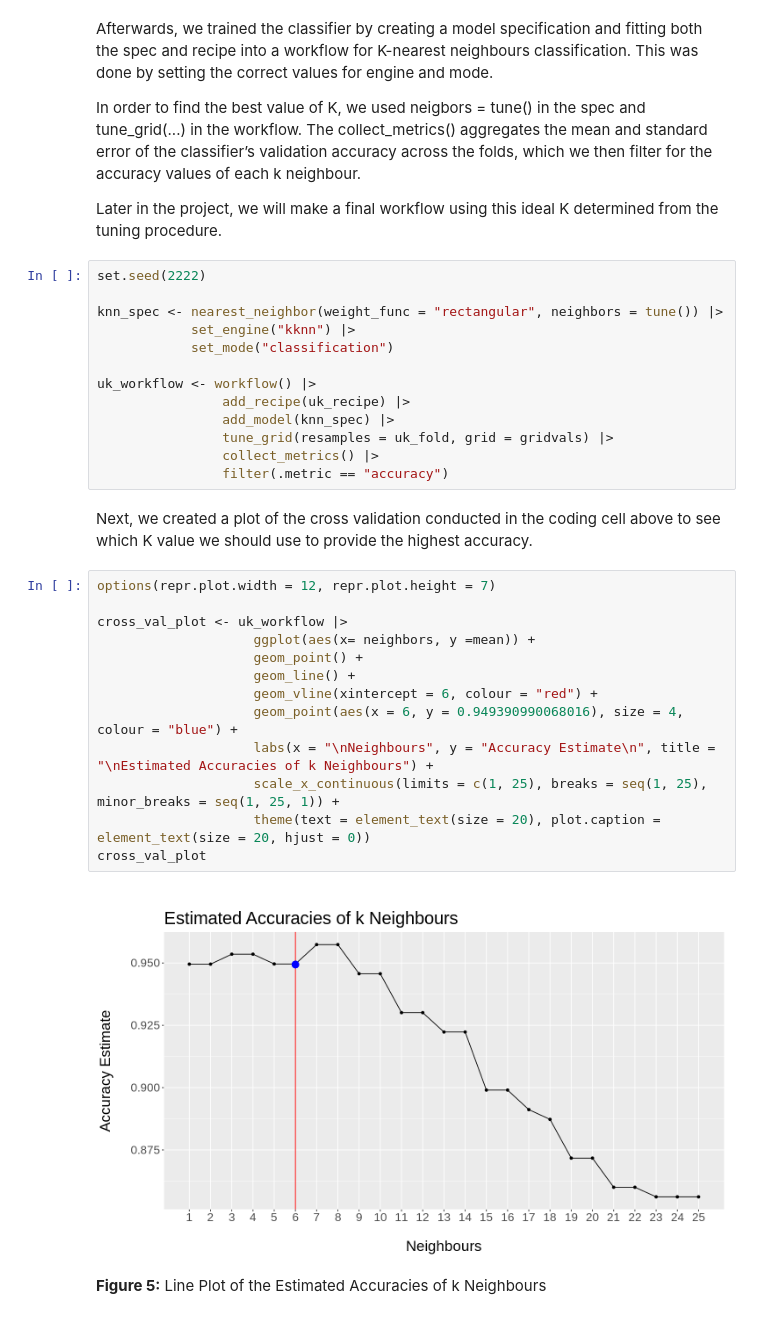
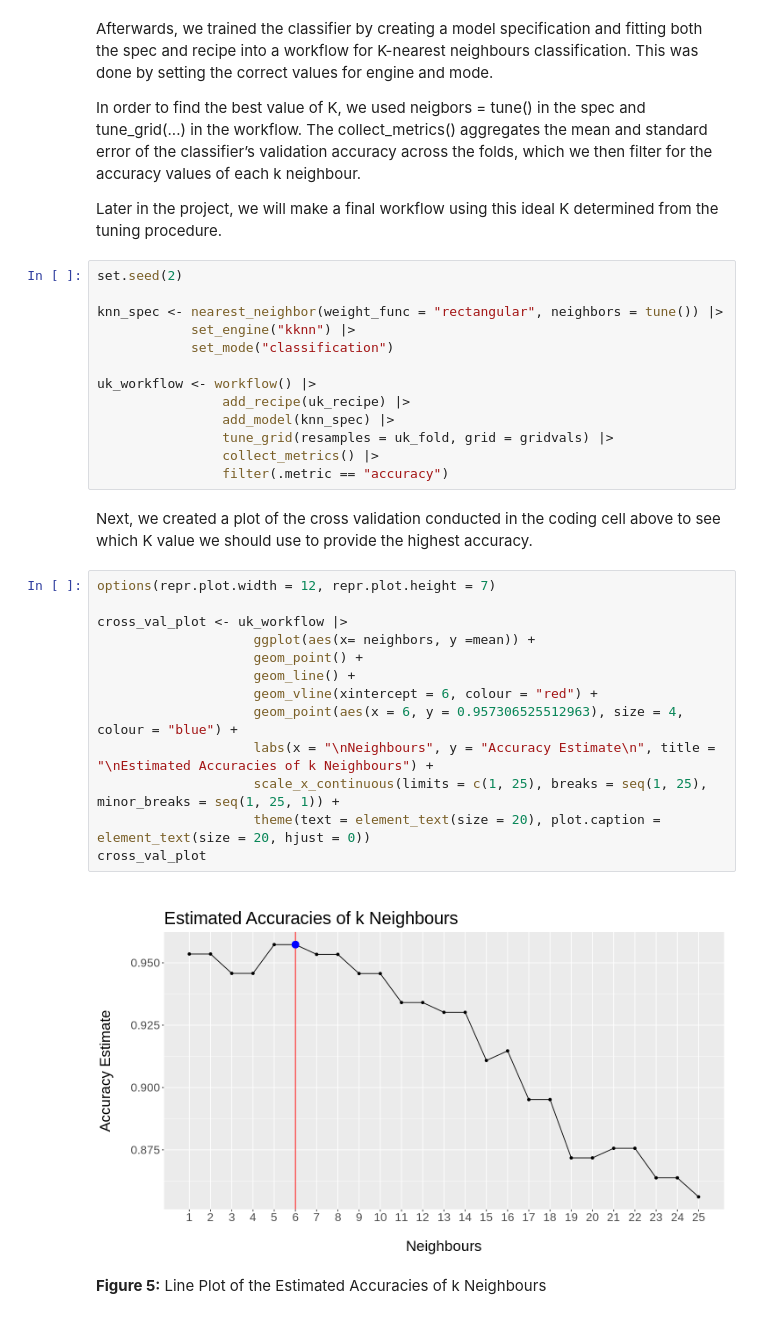
Before and after one commit to annabtse/dsci-100-2022w1-group-49, a Jupyter notebook: Group Project.ipynb, the cells around one changed output. Cells and saved outputs as stored; diff of their text form.

```diff
--- a/Group Project.ipynb
+++ b/Group Project.ipynb
@@ -247,7 +249,7 @@ In order to find the best value of K, we used neigbors = tune() in the spec and
 
 Later in the project, we will make a final workflow using this ideal K determined from the tuning procedure.
 # %%
-set.seed(2222)
+set.seed(2)
 
 knn_spec <- nearest_neighbor(weight_func = "rectangular", neighbors = tune()) |>
             set_engine("kknn") |>
@@ -264,18 +266,18 @@ Next, we created a plot of the cross validation conducted in the coding cell abo
 # %%
 options(repr.plot.width = 12, repr.plot.height = 7)
 
 cross_val_plot <- uk_workflow |>
                     ggplot(aes(x= neighbors, y =mean)) +
                     geom_point() +
                     geom_line() +
                     geom_vline(xintercept = 6, colour = "red") +
-                    geom_point(aes(x = 6, y = 0.949390990068016), size = 4, colour = "blue") +
+                    geom_point(aes(x = 6, y = 0.957306525512963), size = 4, colour = "blue") +
                     labs(x = "\nNeighbours", y = "Accuracy Estimate\n", title = "\nEstimated Accuracies of k Neighbours") +
                     scale_x_continuous(limits = c(1, 25), breaks = seq(1, 25), minor_breaks = seq(1, 25, 1)) +
                     theme(text = element_text(size = 20), plot.caption = element_text(size = 20, hjust = 0))
 cross_val_plot
 # %% [output]
-[figure, old version]
+[figure, new version]
 # %% [markdown]
 **Figure 5:** Line Plot of the Estimated Accuracies of k Neighbours
 # %% [markdown]
```
Also changed, not shown: parts of 20 cells of this notebook.
